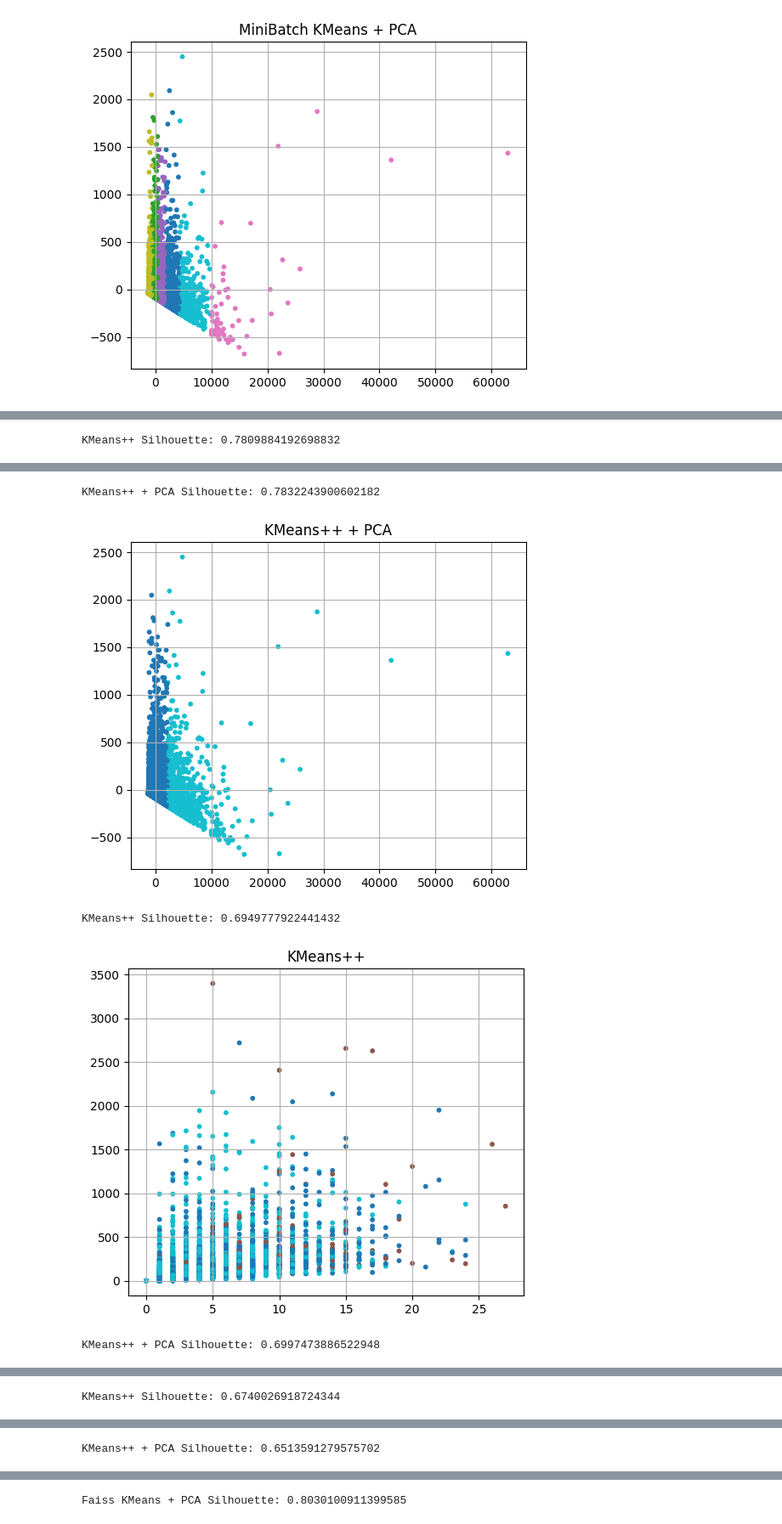
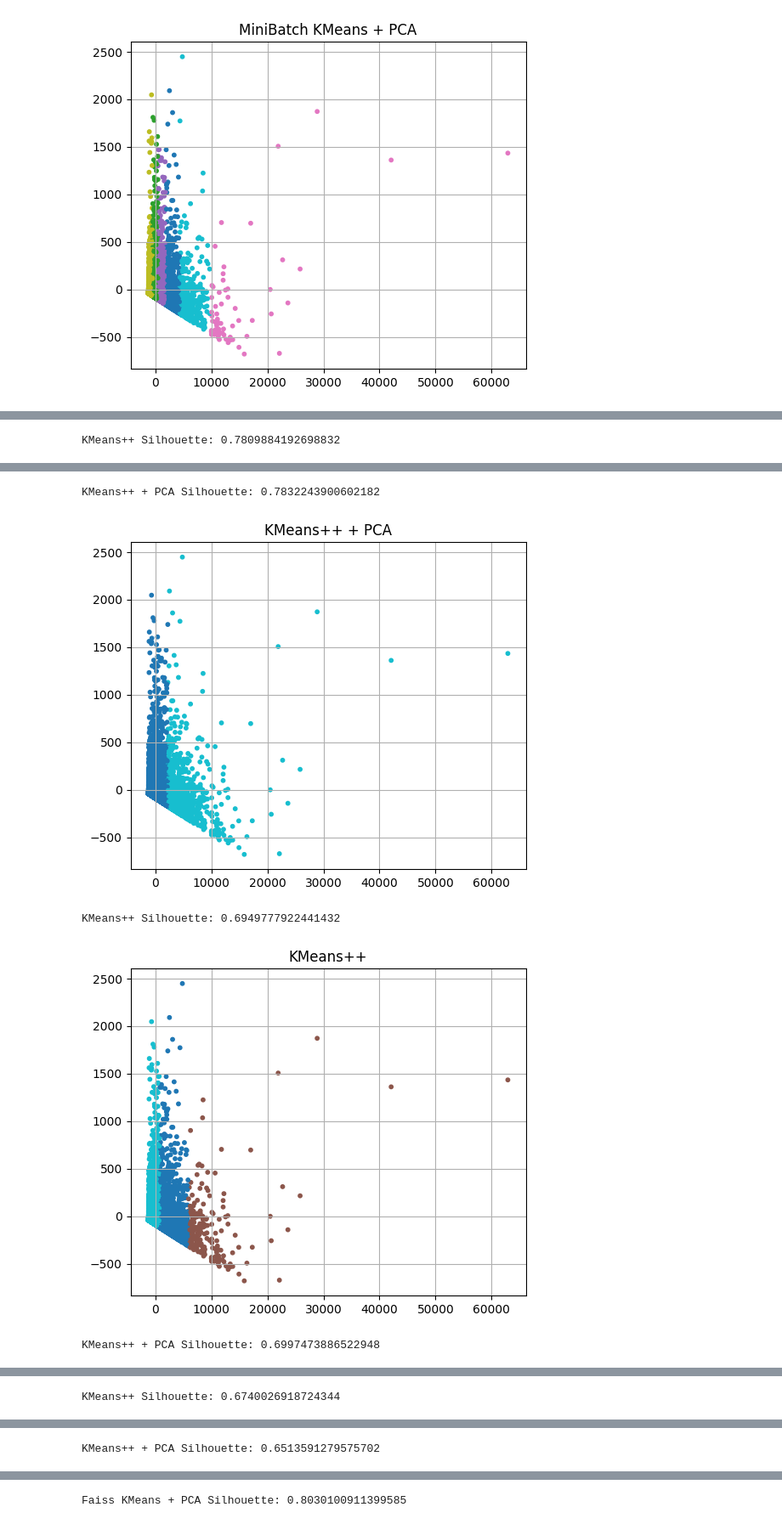
Before and after one commit to NikolaDjajic/Diplomski, a Jupyter notebook: shopper_intention_clustering.ipynb, the cells around one changed output, grey strips where cells are left out. Shown at 85% size. Cells and saved outputs as stored; diff of their text form; code cells hidden in the pictures.

```diff
--- a/shopper_intention_clustering.ipynb
+++ b/shopper_intention_clustering.ipynb
@@ -66,7 +66,7 @@ X_pca = pca.fit_transform(X)
 scaler = StandardScaler()
 X_sca = scaler.fit_transform(X)
 # %%
-def plot_clusters(X, labels, title):
+def plot_clusters_pca(X, labels, title):
     X = np.array(X)
     if X.ndim == 1:
         raise ValueError("Input data X must be 2D for plotting clusters.")
@@ -78,6 +78,21 @@ def plot_clusters(X, labels, title):
     plt.title(title)
     plt.grid(True)
     plt.show()
+# %%
+def plot_clusters(X, labels, title):
+    X = np.array(X)
+    if X.ndim == 1:
+        raise ValueError("Input data X must be 2D for plotting clusters.")
+    if X.shape[1] < 2:
+        raise ValueError("Input data X must have at least two features (columns) for 2D plotting.")
+    pca = PCA(n_components=2)
+    X_pca = pca.fit_transform(X)
+    print(title,"Silhouette:", silhouette_score(X, labels) if len(set(labels)) > 1 else "N/A")
+    plt.figure(figsize=(6, 5))
+    plt.scatter(X_pca[:, 0], X_pca[:, 1], c=labels, cmap='tab10', s=10)
+    plt.title(title)
+    plt.grid(True)
+    plt.show()
 # %%
 from sklearn.cluster import MiniBatchKMeans
 # Najbolji rez na 2 klastera
@@ -90,7 +105,7 @@ for i in range(2,7):
 
     mb_kmeans.fit(X_pca)
     labels_mb_pca = mb_kmeans.labels_
-    plot_clusters(X_pca, labels_mb_pca, 'MiniBatch KMeans + PCA')
+    plot_clusters_pca(X_pca, labels_mb_pca, 'MiniBatch KMeans + PCA')
 
     # mb_kmeans.fit(X_sca)
     # labels_mb_sca = mb_kmeans.labels_
@@ -144,7 +159,7 @@ for i in range(2,7):
     plot_clusters(X, labels_kmeans, 'KMeans++')
 
     labels_kmeans_pca = kmeans.fit_predict(X_pca)
-    plot_clusters(X_pca, labels_kmeans_pca, 'KMeans++ + PCA')
+    plot_clusters_pca(X_pca, labels_kmeans_pca, 'KMeans++ + PCA')
 
     # labels_kmeans_sca = kmeans.fit_predict(X_sca)
     # plot_clusters(X_sca, labels_kmeans_sca, 'KMeans++ + SCA')
@@ -154,7 +169,7 @@ KMeans++ Silhouette: 0.7809884192698832
 KMeans++ + PCA Silhouette: 0.7832243900602182
 [figure]
 KMeans++ Silhouette: 0.6949777922441432
-[figure, old version]
+[figure, new version]
 KMeans++ + PCA Silhouette: 0.6997473886522948
 [figure]
 KMeans++ Silhouette: 0.6740026918724344
```
Also changed, not shown: parts of 4 cells of this notebook, 2 other files.
